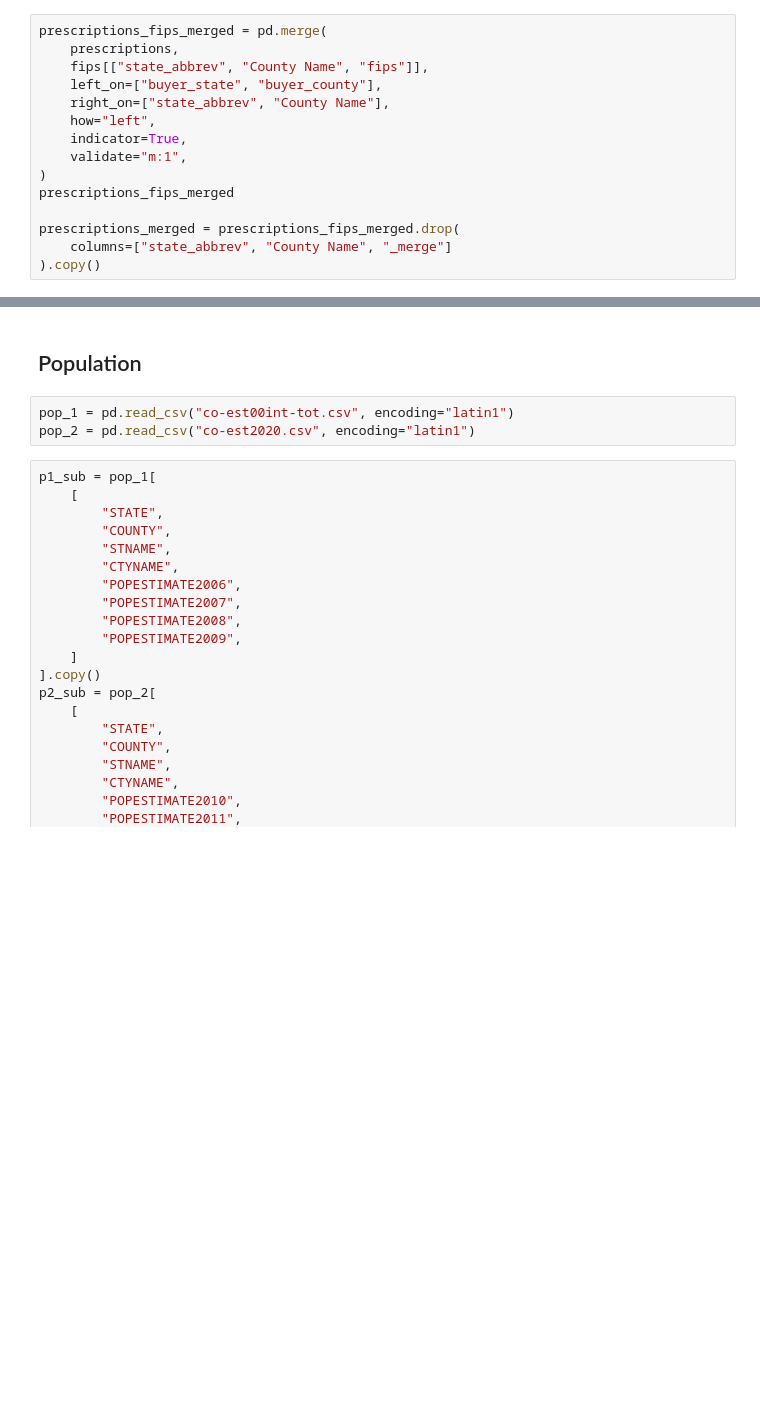
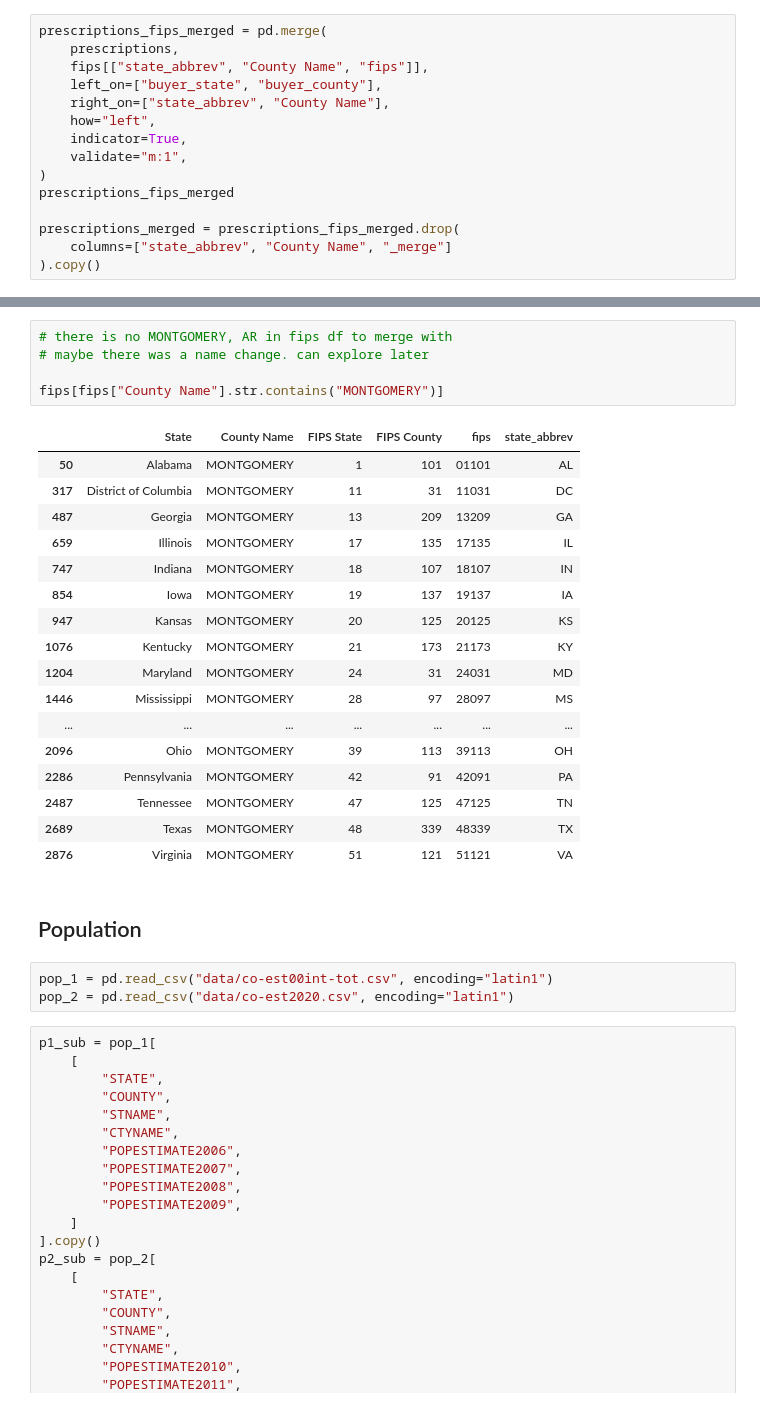
Before and after one commit to rakiranelson/IDS590-Opioids-Final-Project, a Jupyter notebook: opioid_project.ipynb, the cells around one changed output, grey strips where cells are left out. Cells and saved outputs as stored; diff of their text form; blank space fills up the shorter version.

```diff
--- a/opioid_project.ipynb
+++ b/opioid_project.ipynb
@@ -257,8 +355,31 @@ unmatched[["buyer_state", "buyer_county"]].drop_duplicates().sort_values(
+# %%
+# there is no MONTGOMERY, AR in fips df to merge with
+# maybe there was a name change. can explore later
+
+fips[fips["County Name"].str.contains("MONTGOMERY")]
+# %% [output]
+|  | State | County Name | FIPS State | FIPS County | fips | state_abbrev |
+| 50 | Alabama | MONTGOMERY | 1 | 101 | 01101 | AL |
+| 317 | District of Columbia | MONTGOMERY | 11 | 31 | 11031 | DC |
+| 487 | Georgia | MONTGOMERY | 13 | 209 | 13209 | GA |
+| 659 | Illinois | MONTGOMERY | 17 | 135 | 17135 | IL |
+| 747 | Indiana | MONTGOMERY | 18 | 107 | 18107 | IN |
+| 854 | Iowa | MONTGOMERY | 19 | 137 | 19137 | IA |
+| 947 | Kansas | MONTGOMERY | 20 | 125 | 20125 | KS |
+| 1076 | Kentucky | MONTGOMERY | 21 | 173 | 21173 | KY |
+| 1204 | Maryland | MONTGOMERY | 24 | 31 | 24031 | MD |
+| 1446 | Mississippi | MONTGOMERY | 28 | 97 | 28097 | MS |
+| ... | ... | ... | ... | ... | ... | ... |
+| 2096 | Ohio | MONTGOMERY | 39 | 113 | 39113 | OH |
+| 2286 | Pennsylvania | MONTGOMERY | 42 | 91 | 42091 | PA |
+| 2487 | Tennessee | MONTGOMERY | 47 | 125 | 47125 | TN |
+| 2689 | Texas | MONTGOMERY | 48 | 339 | 48339 | TX |
+| 2876 | Virginia | MONTGOMERY | 51 | 121 | 51121 | VA |
 # %% [markdown]
 ## Population
 # %%
-pop_1 = pd.read_csv("co-est00int-tot.csv", encoding="latin1")
-pop_2 = pd.read_csv("co-est2020.csv", encoding="latin1")
+pop_1 = pd.read_csv("data/co-est00int-tot.csv", encoding="latin1")
+pop_2 = pd.read_csv("data/co-est2020.csv", encoding="latin1")
 # %%
 p1_sub = pop_1[
     [
```
Also changed, not shown: parts of 17 cells of this notebook, 1 other file.
